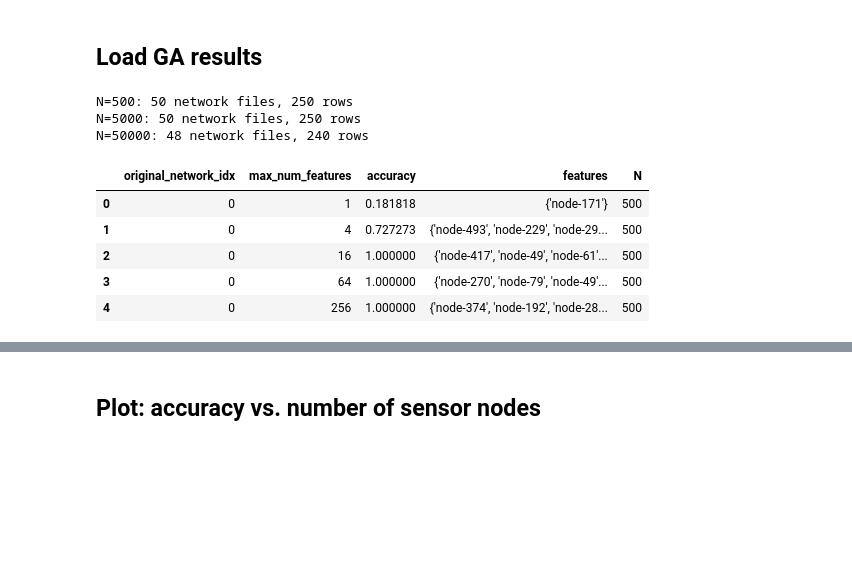
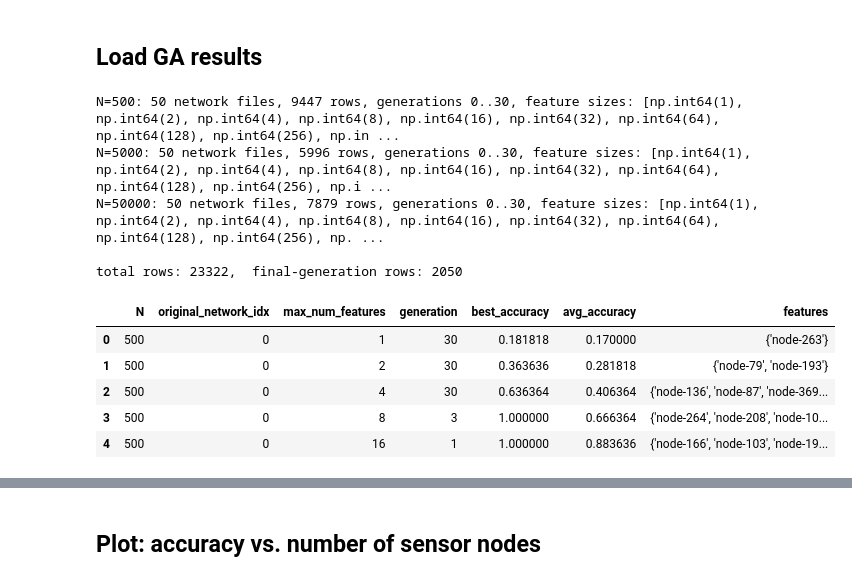
Before and after one commit to davidb2/boolean-threshold-network, a Jupyter notebook: notebooks/polished/fixed-targets-comparison.ipynb, the cells around one changed output, grey strips where cells are left out. Saved outputs shown, nothing was run; the diff lists cells and outputs as text; code cells hidden in the pictures; blank space fills up the shorter version.

```diff
--- a/notebooks/polished/fixed-targets-comparison.ipynb
+++ b/notebooks/polished/fixed-targets-comparison.ipynb
@@ -10,17 +13,22 @@ and feature sizes [1, 4, 16, 64, 256].
 # %%
 import pathlib
 
-# Paths to the ga-results/ directories for each N.
+# Paths to the ga-results-v2/ directories for each N.
 # Each directory contains one CSV per network: 0.csv, 1.csv, ..., 49.csv
-# Columns: original_network_idx, max_num_features, accuracy, features
+# New columns: original_network_idx, max_num_features, generation, best_accuracy, features
+
+# v4 is fixed targets, v5 is scaling... despite the name..
 GA_RESULTS = {
-  500:   pathlib.Path('../../data/drug-fixed-targets/N500/ga-results'),
-  5000:   pathlib.Path('../../data/drug-fixed-targets/N5000/ga-results'),
-  # 5000:  pathlib.Path('../../data/random-forests/retention-vs-accuracy-v0129d-N5k-gamma1.8-10drugs-genetic-shard/'),  # existing results
-  50000: pathlib.Path('../../data/drug-fixed-targets/N50000/ga-results'),
+  500:   pathlib.Path('./data/drug-fixed-targets-v5/N500/ga-results-v5'),
+  5000:   pathlib.Path('./data/drug-fixed-targets-v5/N5000/ga-results-v5'),
+  50000:   pathlib.Path('./data/drug-fixed-targets-v5/N50000/ga-results-v5'),
+  # 500:   pathlib.Path('../../data/drug-fixed-targets/N500/ga-results-v4'),
+  # 5000:  pathlib.Path('../../data/drug-fixed-targets/N5000/ga-results-v4'),
+  # 50000: pathlib.Path('../../data/drug-fixed-targets/N50000/ga-results-v4'),
 }
 
-PLOT_OUT = pathlib.Path('../../plots/fixed-targets-ga-accuracy-vs-features.png')
+PLOT_ACCURACY  = pathlib.Path('./plots/fixed-targets-accuracy-vs-features.png')
+PLOT_TRAINING  = pathlib.Path('./plots/fixed-targets-training-curves.png')
 # %% [markdown]
 ## Imports
 # %%
@@ -35,25 +43,38 @@ plt.rcParams['text.usetex'] = False
 # %%
 dfs = []
 for N, results_dir in GA_RESULTS.items():
-  csvs = sorted(results_dir.glob('*.csv'))
+  csvs = [csv for csv in sorted(results_dir.glob('*-full.csv')) if not csv.name.startswith('combined')]
   if not csvs:
     print(f'WARNING: no CSVs found in {results_dir}')
     continue
   df = pd.concat([pd.read_csv(f) for f in csvs], ignore_index=True)
   df['N'] = N
   dfs.append(df)
-  print(f'N={N}: {len(csvs)} network files, {len(df)} rows')
+  print(f'N={N}: {len(csvs)} network files, {len(df)} rows, '
+        f'generations 0..{df["generation"].max()}, '
+        f'feature sizes: {sorted(df["max_num_features"].unique())}')
 
 all_df = pd.concat(dfs, ignore_index=True)
-all_df['N'] = all_df['N']#.astype(str)
-all_df.head()
+
+# final-generation rows: last recorded generation for each (network, feature_size)
+final_df = (
+  all_df
+  .sort_values('generation')
+  .groupby(['N', 'original_network_idx', 'max_num_features'], as_index=False)
+  .last()
+)
+
+print(f'\ntotal rows: {len(all_df)},  final-generation rows: {len(final_df)}')
+final_df.head()
 # %% [output]
-N=500: 50 network files, 250 rows
-N=5000: 50 network files, 250 rows
-N=50000: 48 network files, 240 rows
+N=500: 50 network files, 9447 rows, generations 0..30, feature sizes: [np.int64(1), np.int64(2), np.int64(4), np.int64(8), np.int64(16), np.int64(32), np.int64(64), np.int64(128), np.int64(256), np.in ...
+N=5000: 50 network files, 5996 rows, generations 0..30, feature sizes: [np.int64(1), np.int64(2), np.int64(4), np.int64(8), np.int64(16), np.int64(32), np.int64(64), np.int64(128), np.int64(256), np.i ...
+N=50000: 50 network files, 7879 rows, generations 0..30, feature sizes: [np.int64(1), np.int64(2), np.int64(4), np.int64(8), np.int64(16), np.int64(32), np.int64(64), np.int64(128), np.int64(256), np. ...
+
+total rows: 23322,  final-generation rows: 2050
-|  | original_network_idx | max_num_features | accuracy | features | N |
-| 0 | 0 | 1 | 0.181818 | {'node-171'} | 500 |
-| 1 | 0 | 4 | 0.727273 | {'node-493', 'node-229', 'node-29... | 500 |
-| 2 | 0 | 16 | 1.000000 | {'node-417', 'node-49', 'node-61'... | 500 |
-| 3 | 0 | 64 | 1.000000 | {'node-270', 'node-79', 'node-49'... | 500 |
-| 4 | 0 | 256 | 1.000000 | {'node-374', 'node-192', 'node-28... | 500 |
+|  | N | original_network_idx | max_num_features | generation | best_accuracy | avg_accuracy | features |
+| 0 | 500 | 0 | 1 | 30 | 0.181818 | 0.170000 | {'node-263'} |
+| 1 | 500 | 0 | 2 | 30 | 0.363636 | 0.281818 | {'node-79', 'node-193'} |
+| 2 | 500 | 0 | 4 | 30 | 0.636364 | 0.406364 | {'node-136', 'node-87', 'node-369... |
+| 3 | 500 | 0 | 8 | 3 | 1.000000 | 0.666364 | {'node-264', 'node-208', 'node-10... |
+| 4 | 500 | 0 | 16 | 1 | 1.000000 | 0.883636 | {'node-166', 'node-103', 'node-19... |
```
Also changed, not shown: parts of 10 cells of this notebook, 9 other files.
